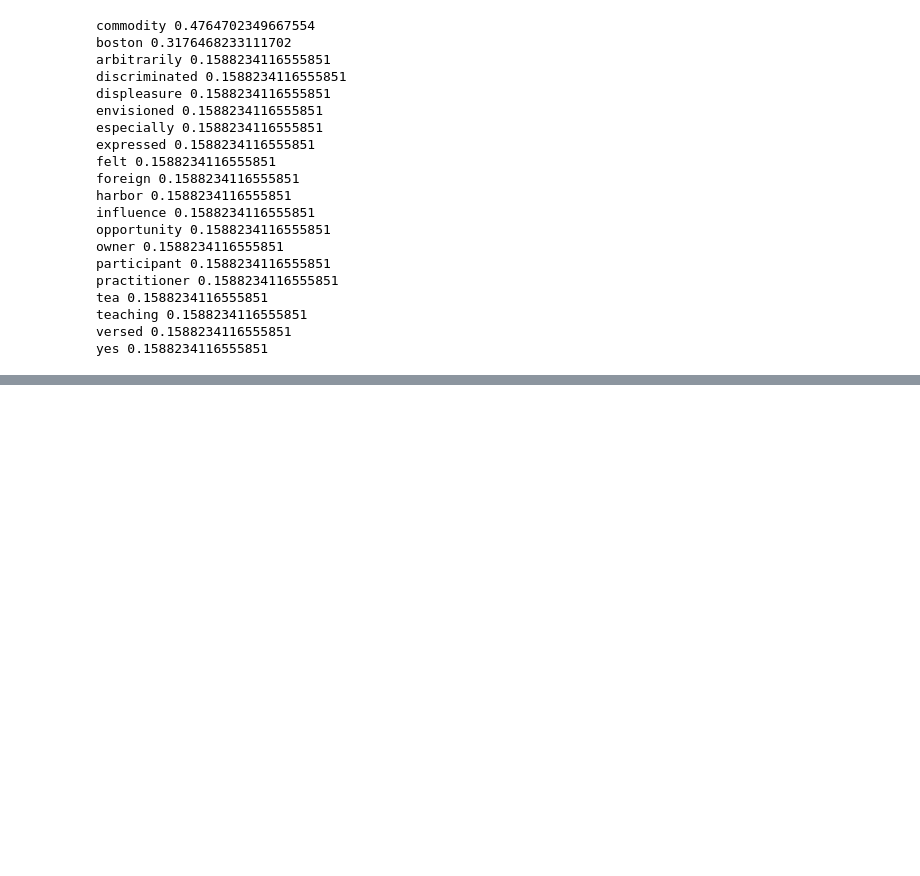
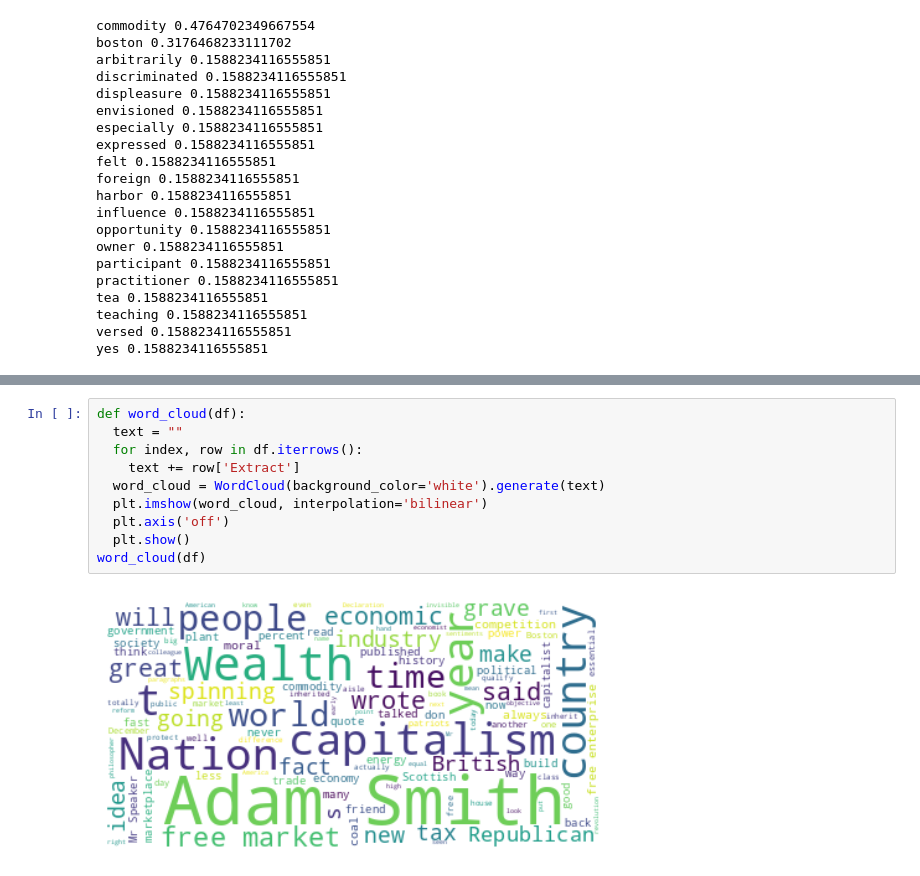
Before and after one commit to yuliiabosher/Adam_Smith_project, a Jupyter notebook: Visualisations.ipynb, the cells around one changed output, grey strips where cells are left out. Drawn from its saved outputs; the diff is of its cells as text; blank space fills up the shorter version.

Commit message:
added word_cloud function

```diff
--- a/Visualisations.ipynb
+++ b/Visualisations.ipynb
@@ -243,3 +244,15 @@ display(df_sentiments)
 | 2022-07-19 | You go back, way back, to the god... | n/a | n/a | - capitalism\n- to always watch o... | Ms. KLOBUCHAR\nDemocratic Party | 298 | 0.166667 | 0.296296 |
 | 2022-07-26 | adam Smith—the godfather of capit... | n/a | n/a | - invisible hand\n- capitalism\n-... | Ms. KLOBUCHAR\nDemocratic Party | 367 | 0.084091 | 0.288636 |
 | 2023-03-09 | Adam Smith’s Money World | “honor one of my esteemed constit... | ! Adam Smith’s Money World was a ... | n/a | Alvin H. Perlmutter is a prominen... | 24 | 0.000000 | 0.000000 |
+# %%
+def word_cloud(df):
+  text = ""
+  for index, row in df.iterrows():
+    text += row['Extract']
+  word_cloud = WordCloud(background_color='white').generate(text)
+  plt.imshow(word_cloud, interpolation='bilinear')
+  plt.axis('off')
+  plt.show()
+word_cloud(df)
+# %% [output]
+[figure, added]
```
Also changed, not shown: parts of 1 cell of this notebook.
